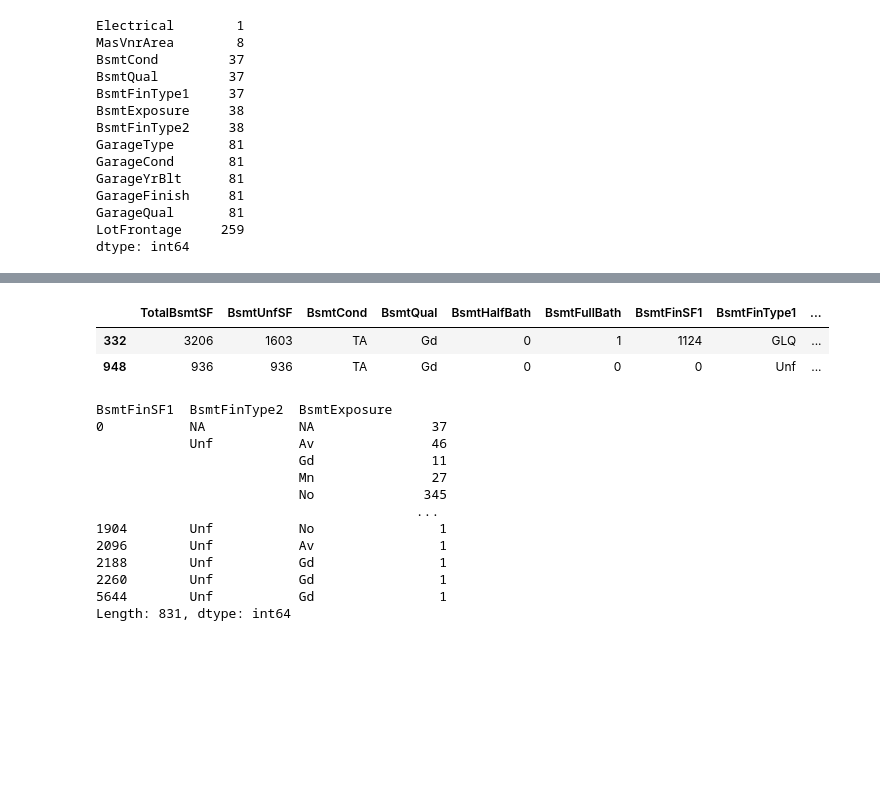
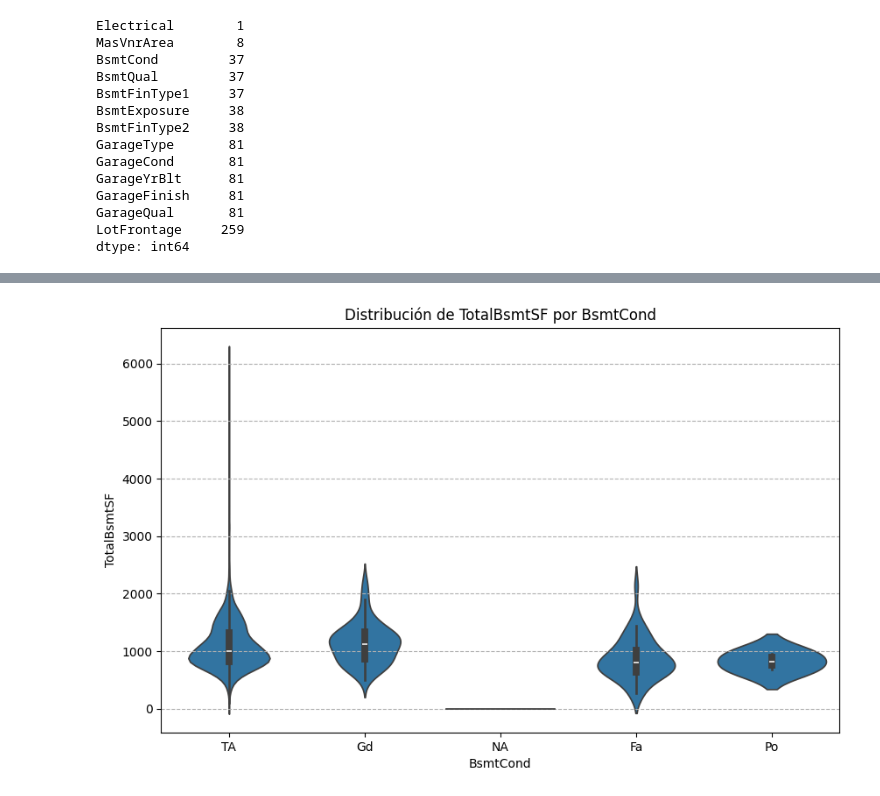
Before and after one commit to Albe036/ML-house-prices, a Jupyter notebook: notebooks/eda_01.ipynb, the cells around one changed output, grey strips where cells are left out. Cells and saved outputs as stored; diff of their text form; code cells hidden in the pictures; blank space fills up the shorter version.

```diff
--- a/notebooks/eda_01.ipynb
+++ b/notebooks/eda_01.ipynb
@@ -111,45 +127,17 @@ df_train['MasVnrArea'] = df_train['MasVnrArea'].fillna(0)
 # %%
 cond_not_basement = (df_train['TotalBsmtSF'] == 0) & (df_train['BsmtUnfSF'] == 0)
 #BsmtCond: Evalúa la condición general del sótano. -> (NA) no tiene sótano
 #BsmtQual: Evalúa la altura del sótano. -> (NA) no tiene sótano
 ##BsmtFinType1: Evaluación del tipo de acabado del sótano. -> (NA) no tiene sótano
 #BsmtExposure: Refleja la cantidad de exposición al sótano al aire exterior. -> (NA) no tiene sótano
 #BsmtFinType2: Evaluación del tipo de acabado del sótano (si hay dos tipos). -> (NA) no tiene sótano
-#BsmtHalfBath: Número de medios baños en el sótano.
-#BsmtFullBath: Número de baños completos en el sótano.
 cols_not_basement = ['BsmtCond', 'BsmtQual', 'BsmtFinType1', 'BsmtExposure', 'BsmtFinType2']
 df_train.loc[cond_not_basement, cols_not_basement] = df_train.loc[cond_not_basement, cols_not_basement].fillna('NA')
-
-cond_no_exposuse = (df_train['TotalBsmtSF'] > 0) & (df_train['BsmtUnfSF'] == 0)
-
-
-""" cond_unf_basement = (df_train['TotalBsmtSF'] > 0) & (df_train['BsmtUnfSF'] > 0)
-#BsmtExposure: Refleja la cantidad de exposición al sótano al aire exterior. -> (NA) no tiene sótano y (No) no tiene exposición
-df_train.loc[cond_unf_basement, 'BsmtExposure'] = df_train.loc[cond_unf_basement, 'BsmtExposure'].fillna('No') """
-
-
-
-
-bsmt = df_train[['TotalBsmtSF', 'BsmtUnfSF', 'BsmtCond', 'BsmtQual', 'BsmtHalfBath', 'BsmtFullBath', 'BsmtFinSF1', 'BsmtFinType1', 'BsmtExposure', 'BsmtFinSF2', 'BsmtFinType2']]
-bsmt[(bsmt['BsmtFinType1'].isnull()) | (bsmt['BsmtFinType2'].isnull()) | (bsmt['BsmtExposure'].isnull())]
+plt.figure(figsize=(10, 6))
+sns.violinplot(x='BsmtCond', y='TotalBsmtSF', data=df_train)
+plt.title('Distribución de TotalBsmtSF por BsmtCond')
+plt.xlabel('BsmtCond')
+plt.ylabel('TotalBsmtSF')
+plt.grid(axis='y', linestyle='--')
 # %% [output]
-|  | TotalBsmtSF | BsmtUnfSF | BsmtCond | BsmtQual | BsmtHalfBath | BsmtFullBath | BsmtFinSF1 | BsmtFinType1 | ... |
-| 332 | 3206 | 1603 | TA | Gd | 0 | 1 | 1124 | GLQ | ... |
-| 948 | 936 | 936 | TA | Gd | 0 | 0 | 0 | Unf | ... |
+[figure, added]
-# %%
-bsmt.groupby(['BsmtFinSF1', 'BsmtFinType2', 'BsmtExposure']).size()
-plt.plot()
-# %% [output]
-BsmtFinSF1  BsmtFinType2  BsmtExposure
-0           NA            NA               37
-            Unf           Av               46
-                          Gd               11
-                          Mn               27
-                          No              345
-                                         ...
-1904        Unf           No                1
-2096        Unf           Av                1
-2188        Unf           Gd                1
-2260        Unf           Gd                1
-5644        Unf           Gd                1
-Length: 831, dtype: int64
```
Also changed, not shown: parts of 4 cells of this notebook, 1 other file.
